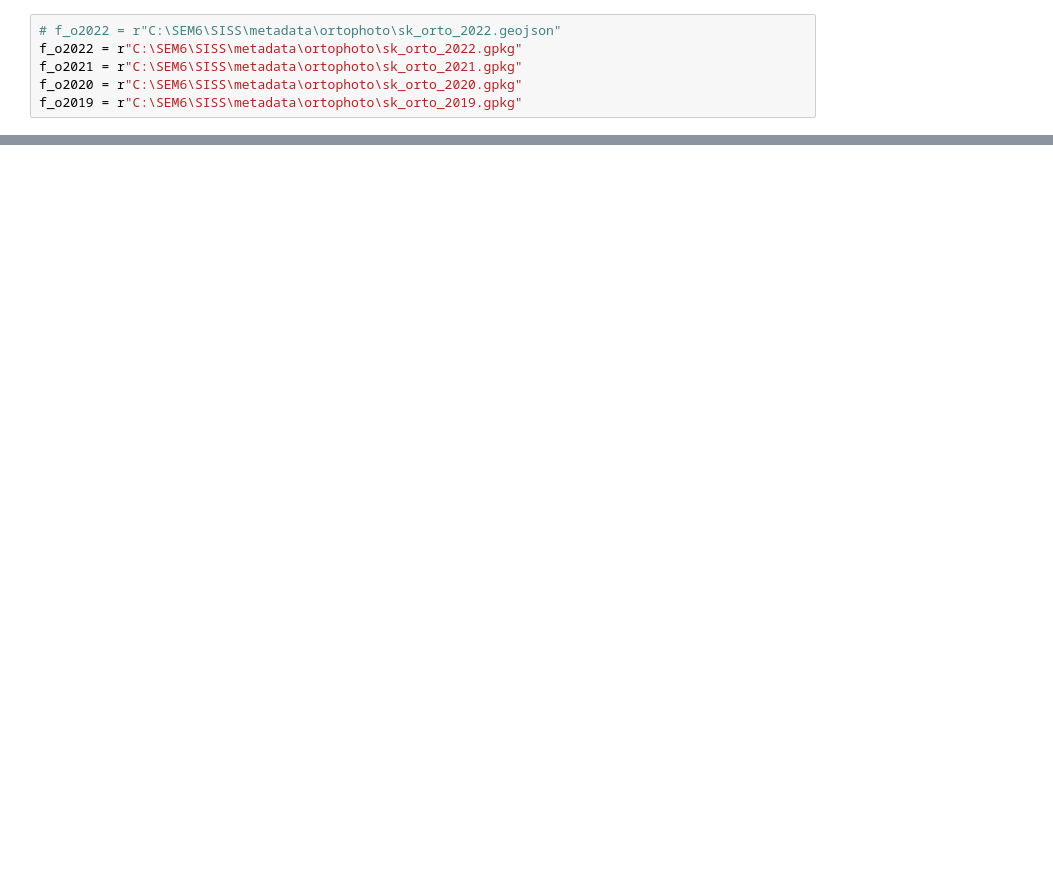
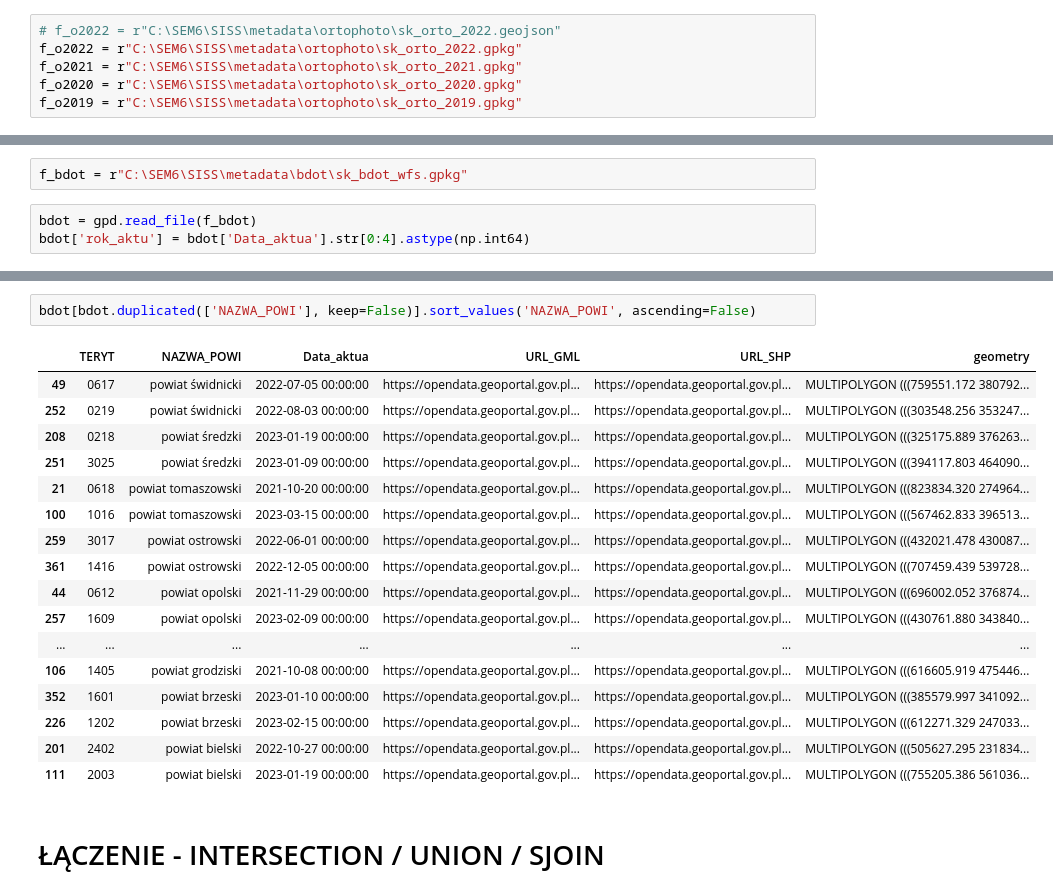
Before and after one commit to krz144/SISS, a Jupyter notebook: orto_bdot_meta.ipynb, the cells around one changed output, grey strips where cells are left out. Drawn from its saved outputs; the diff is of its cells as text; blank space fills up the shorter version.

Commit message:
gpd sjoin

```diff
--- a/orto_bdot_meta.ipynb
+++ b/orto_bdot_meta.ipynb
@@ -60,0 +89,5 @@ memory usage: 6.3+ MB
+# %%
+f_bdot = r"C:\SEM6\SISS\metadata\bdot\sk_bdot_wfs.gpkg"
+# %%
+bdot = gpd.read_file(f_bdot)
+bdot['rok_aktu'] = bdot['Data_aktua'].str[0:4].astype(np.int64)
@@ -60,0 +136,22 @@ memory usage: 6.3+ MB
+# %%
+bdot[bdot.duplicated(['NAZWA_POWI'], keep=False)].sort_values('NAZWA_POWI', ascending=False)
+# %% [output]
+|  | TERYT | NAZWA_POWI | Data_aktua | URL_GML | URL_SHP | geometry |
+| 49 | 0617 | powiat świdnicki | 2022-07-05 00:00:00 | https://opendata.geoportal.gov.pl... | https://opendata.geoportal.gov.pl... | MULTIPOLYGON (((759551.172 380792... |
+| 252 | 0219 | powiat świdnicki | 2022-08-03 00:00:00 | https://opendata.geoportal.gov.pl... | https://opendata.geoportal.gov.pl... | MULTIPOLYGON (((303548.256 353247... |
+| 208 | 0218 | powiat średzki | 2023-01-19 00:00:00 | https://opendata.geoportal.gov.pl... | https://opendata.geoportal.gov.pl... | MULTIPOLYGON (((325175.889 376263... |
+| 251 | 3025 | powiat średzki | 2023-01-09 00:00:00 | https://opendata.geoportal.gov.pl... | https://opendata.geoportal.gov.pl... | MULTIPOLYGON (((394117.803 464090... |
+| 21 | 0618 | powiat tomaszowski | 2021-10-20 00:00:00 | https://opendata.geoportal.gov.pl... | https://opendata.geoportal.gov.pl... | MULTIPOLYGON (((823834.320 274964... |
+| 100 | 1016 | powiat tomaszowski | 2023-03-15 00:00:00 | https://opendata.geoportal.gov.pl... | https://opendata.geoportal.gov.pl... | MULTIPOLYGON (((567462.833 396513... |
+| 259 | 3017 | powiat ostrowski | 2022-06-01 00:00:00 | https://opendata.geoportal.gov.pl... | https://opendata.geoportal.gov.pl... | MULTIPOLYGON (((432021.478 430087... |
+| 361 | 1416 | powiat ostrowski | 2022-12-05 00:00:00 | https://opendata.geoportal.gov.pl... | https://opendata.geoportal.gov.pl... | MULTIPOLYGON (((707459.439 539728... |
+| 44 | 0612 | powiat opolski | 2021-11-29 00:00:00 | https://opendata.geoportal.gov.pl... | https://opendata.geoportal.gov.pl... | MULTIPOLYGON (((696002.052 376874... |
+| 257 | 1609 | powiat opolski | 2023-02-09 00:00:00 | https://opendata.geoportal.gov.pl... | https://opendata.geoportal.gov.pl... | MULTIPOLYGON (((430761.880 343840... |
+| ... | ... | ... | ... | ... | ... | ... |
+| 106 | 1405 | powiat grodziski | 2021-10-08 00:00:00 | https://opendata.geoportal.gov.pl... | https://opendata.geoportal.gov.pl... | MULTIPOLYGON (((616605.919 475446... |
+| 352 | 1601 | powiat brzeski | 2023-01-10 00:00:00 | https://opendata.geoportal.gov.pl... | https://opendata.geoportal.gov.pl... | MULTIPOLYGON (((385579.997 341092... |
+| 226 | 1202 | powiat brzeski | 2023-02-15 00:00:00 | https://opendata.geoportal.gov.pl... | https://opendata.geoportal.gov.pl... | MULTIPOLYGON (((612271.329 247033... |
+| 201 | 2402 | powiat bielski | 2022-10-27 00:00:00 | https://opendata.geoportal.gov.pl... | https://opendata.geoportal.gov.pl... | MULTIPOLYGON (((505627.295 231834... |
+| 111 | 2003 | powiat bielski | 2023-01-19 00:00:00 | https://opendata.geoportal.gov.pl... | https://opendata.geoportal.gov.pl... | MULTIPOLYGON (((755205.386 561036... |
+# %% [markdown]
+# ŁĄCZENIE - INTERSECTION / UNION / SJOIN
```
Also changed, not shown: parts of 18 cells of this notebook.
